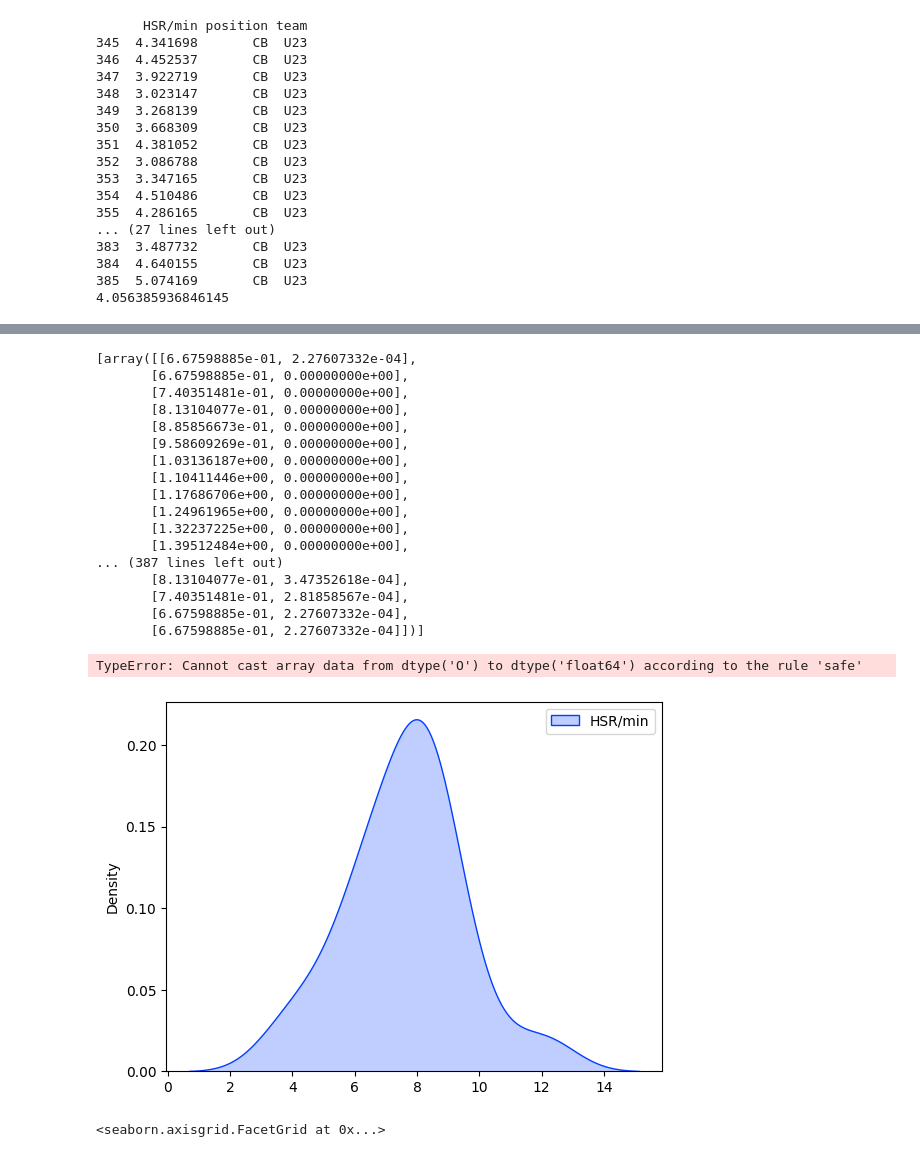
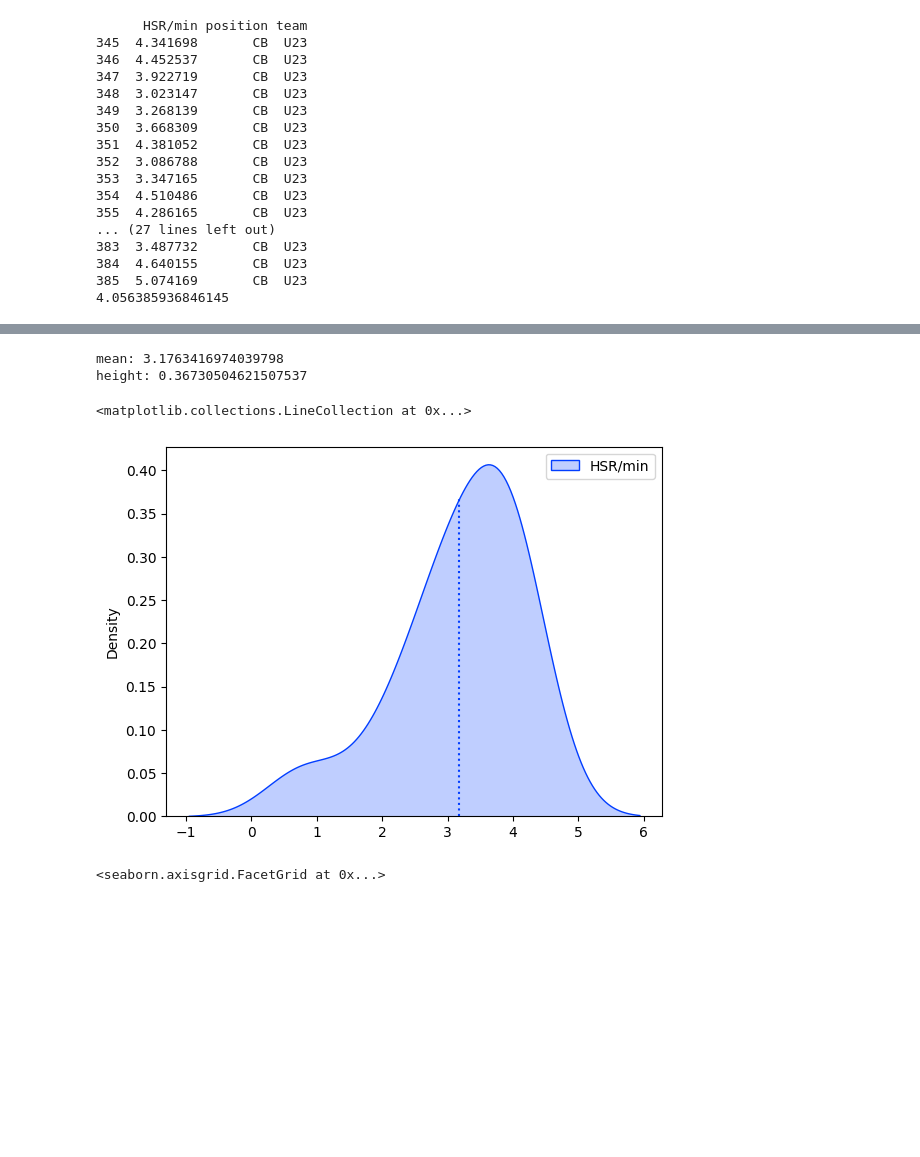
Before and after one commit to JTPiingtoh/GPSproject, a Jupyter notebook: ridgelineplot.ipynb, the cells around one changed output, grey strips where cells are left out. Saved outputs shown, nothing was run; the diff lists cells and outputs as text; code cells hidden in the pictures; blank space fills up the shorter version.

```diff
--- a/ridgelineplot.ipynb
+++ b/ridgelineplot.ipynb
@@ -169,54 +250,29 @@ g.refline(y=0, linewidth=0.5, linestyle="-", color=None, clip_on=False)
-# %%
-import numpy as np
-from scipy.stats import scoreatpercentile
-
-
-def _select_sigma(x, percentile=25):
-    normalize = 1.349
-    IQR = (scoreatpercentile(x, 75) - scoreatpercentile(x, 25)) / normalize
-    std_dev = np.std(x, axis=0, ddof=1)
-    if IQR > 0:
-        return np.minimum(std_dev, IQR)
-    else:
-        return std_dev
-
-def bw_scott(x, kernel=None):
-    A = _select_sigma(x)
-    n = len(x)
-    return 1.059 * A * n ** (-0.2)
-
-df_p = df[(df["position"] == "FWD") & (df["team"] == "U17")]
-
-mean = df_p[measure].mean()
-g = sns.kdeplot(data=df_p, fill=True)
-
-kde = stats.gaussian_kde(df_p["HSR/min"], bw_method=bw_scott(df_p["HSR/min"]))
-vertices = g.collections[0].get_paths()[0].vertices
-print(np.split(vertice))
-
-height = np.interp(mean, df_p["HSR/min"], line_data)
-
-g.vlines(mean,0,height, ls=":")
-# %% [output]
-[array([[6.67598885e-01, 2.27607332e-04],
-       [6.67598885e-01, 0.00000000e+00],
-       [7.40351481e-01, 0.00000000e+00],
-       [8.13104077e-01, 0.00000000e+00],
-       [8.85856673e-01, 0.00000000e+00],
-       [9.58609269e-01, 0.00000000e+00],
-       [1.03136187e+00, 0.00000000e+00],
-       [1.10411446e+00, 0.00000000e+00],
-       [1.17686706e+00, 0.00000000e+00],
-       [1.24961965e+00, 0.00000000e+00],
-       [1.32237225e+00, 0.00000000e+00],
-       [1.39512484e+00, 0.00000000e+00],
-... (387 lines left out)
-       [8.13104077e-01, 3.47352618e-04],
-       [7.40351481e-01, 2.81858567e-04],
-       [6.67598885e-01, 2.27607332e-04],
-       [6.67598885e-01, 2.27607332e-04]])]
-TypeError: Cannot cast array data from dtype('O') to dtype('float64') according to the rule 'safe'
-[figure, removed]
+# %%
+df_p = df[(df["position"] == "CB") & (df["team"] == "U17")]
+
+mean = df_p[measure].mean()
+print(f"mean: {mean}")
+g = sns.kdeplot(data=df_p, fill=True)
+
+vertices = g.collections[0].get_paths()[0].vertices
+
+vertices = vertices[vertices.T[1] > 0]
+
+# Order x axis
+x_coords, y_coords = bubblesort_by_x(vertices.T[0], vertices.T[1])
+
+height = np.interp(mean, x_coords, y_coords)
+
+height1 = interpolate_2D_array(vertices, mean)
+
+print(f"height: {height}")
+# print(f"height2: {height2}")
+g.vlines(mean,0,height, ls=":")
+# %% [output]
+mean: 3.1763416974039798
+height: 0.36730504621507537
+<matplotlib.collections.LineCollection at 0x...>
+[figure, added]
 # %%
 g = sns.FacetGrid(df, row="team", hue="position", row_order=["1st", "U23", "U18", "U17"], height=2, aspect=5)
 g.map(sns.kdeplot, measure, bw_adjust=0.5, fill=True, alpha=.1, lw=2)
```
Also changed, not shown: parts of 5 cells of this notebook, 2 other files.
